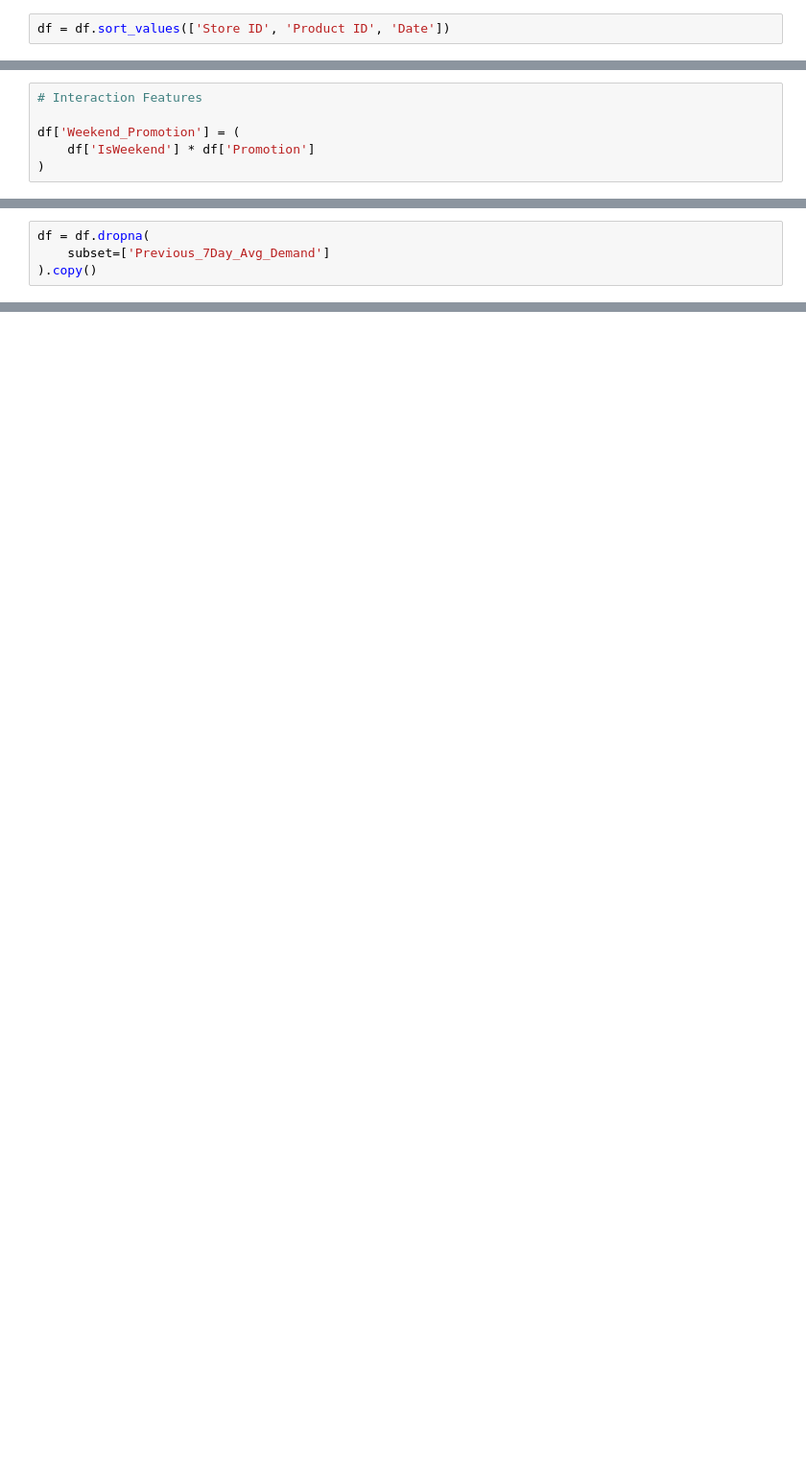
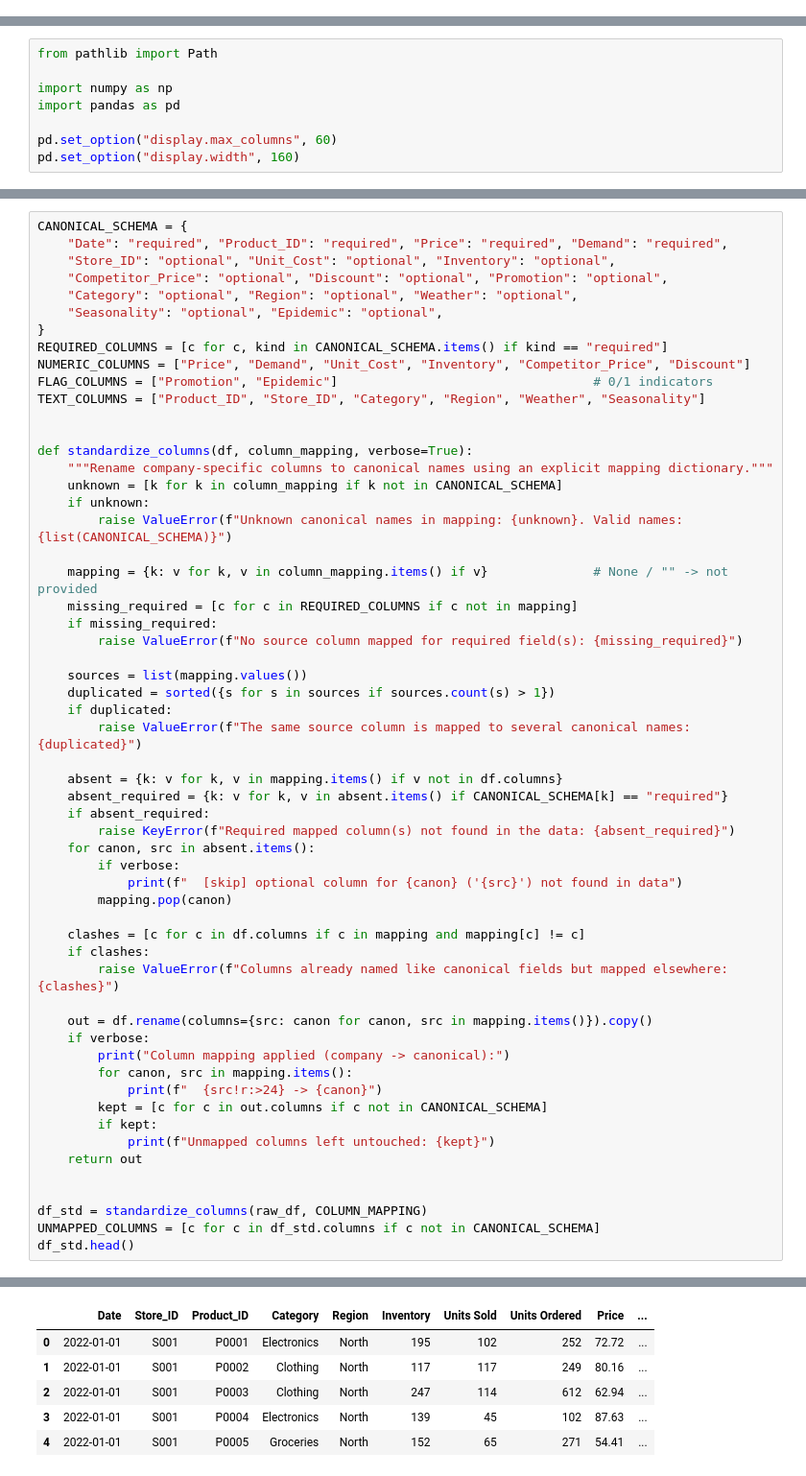
Before and after one commit to AliMotassem164/Dynamic-Pricing-Optimizer, a Jupyter notebook: Notebooks/Feature_Engineering.ipynb, the cells around one changed output, grey strips where cells are left out. Shown at 96% size. Cells and saved outputs as stored; diff of their text form; blank space fills up the shorter version.

```diff
--- a/Notebooks/Feature_Engineering.ipynb
+++ b/Notebooks/Feature_Engineering.ipynb
@@ -118,2 +0,0 @@ Name: Demand, dtype: float64
-# %%
-df = df.sort_values(['Store ID', 'Product ID', 'Date'])
@@ -310,6 +0,0 @@ df[
-# %%
-# Interaction Features
-
-df['Weekend_Promotion'] = (
-    df['IsWeekend'] * df['Promotion']
-)
@@ -391,4 +0,0 @@ dtype: int64
-# %%
-df = df.dropna(
-    subset=['Previous_7Day_Avg_Demand']
-).copy()
@@ -417,0 +38,8 @@ df.to_csv(
+# %%
+from pathlib import Path
+
+import numpy as np
+import pandas as pd
+
+pd.set_option("display.max_columns", 60)
+pd.set_option("display.width", 160)
@@ -417,0 +149,58 @@ df.to_csv(
+# %%
+CANONICAL_SCHEMA = {
+    "Date": "required", "Product_ID": "required", "Price": "required", "Demand": "required",
+    "Store_ID": "optional", "Unit_Cost": "optional", "Inventory": "optional",
+    "Competitor_Price": "optional", "Discount": "optional", "Promotion": "optional",
+    "Category": "optional", "Region": "optional", "Weather": "optional",
+    "Seasonality": "optional", "Epidemic": "optional",
+}
+REQUIRED_COLUMNS = [c for c, kind in CANONICAL_SCHEMA.items() if kind == "required"]
+NUMERIC_COLUMNS = ["Price", "Demand", "Unit_Cost", "Inventory", "Competitor_Price", "Discount"]
+FLAG_COLUMNS = ["Promotion", "Epidemic"]                                  # 0/1 indicators
+TEXT_COLUMNS = ["Product_ID", "Store_ID", "Category", "Region", "Weather", "Seasonality"]
+
+
+def standardize_columns(df, column_mapping, verbose=True):
+    """Rename company-specific columns to canonical names using an explicit mapping dictionary."""
+    unknown = [k for k in column_mapping if k not in CANONICAL_SCHEMA]
+    if unknown:
+        raise ValueError(f"Unknown canonical names in mapping: {unknown}. Valid names: {list(CANONICAL_SCHEMA)}")
+
+    mapping = {k: v for k, v in column_mapping.items() if v}              # None / "" -> not provided
+    missing_required = [c for c in REQUIRED_COLUMNS if c not in mapping]
+    if missing_required:
+        raise ValueError(f"No source column mapped for required field(s): {missing_required}")
+
+    sources = list(mapping.values())
+    duplicated = sorted({s for s in sources if sources.count(s) > 1})
+    if duplicated:
+        raise ValueError(f"The same source column is mapped to several canonical names: {duplicated}")
+
+    absent = {k: v for k, v in mapping.items() if v not in df.columns}
+    absent_required = {k: v for k, v in absent.items() if CANONICAL_SCHEMA[k] == "required"}
+    if absent_required:
+        raise KeyError(f"Required mapped column(s) not found in the data: {absent_required}")
+    for canon, src in absent.items():
+        if verbose:
+            print(f"  [skip] optional column for {canon} ('{src}') not found in data")
+        mapping.pop(canon)
+
+    clashes = [c for c in df.columns if c in mapping and mapping[c] != c]
+    if clashes:
+        raise ValueError(f"Columns already named like canonical fields but mapped elsewhere: {clashes}")
+
+    out = df.rename(columns={src: canon for canon, src in mapping.items()}).copy()
+    if verbose:
+        print("Column mapping applied (company -> canonical):")
+        for canon, src in mapping.items():
+            print(f"  {src!r:>24} -> {canon}")
+        kept = [c for c in out.columns if c not in CANONICAL_SCHEMA]
+        if kept:
+            print(f"Unmapped columns left untouched: {kept}")
+    return out
+
+
+df_std = standardize_columns(raw_df, COLUMN_MAPPING)
+UNMAPPED_COLUMNS = [c for c in df_std.columns if c not in CANONICAL_SCHEMA]
+df_std.head()
+# %% [output]
@@ -417,0 +223,6 @@ df.to_csv(
+|  | Date | Store_ID | Product_ID | Category | Region | Inventory | Units Sold | Units Ordered | Price | ... |
+| 0 | 2022-01-01 | S001 | P0001 | Electronics | North | 195 | 102 | 252 | 72.72 | ... |
+| 1 | 2022-01-01 | S001 | P0002 | Clothing | North | 117 | 117 | 249 | 80.16 | ... |
+| 2 | 2022-01-01 | S001 | P0003 | Clothing | North | 247 | 114 | 612 | 62.94 | ... |
+| 3 | 2022-01-01 | S001 | P0004 | Electronics | North | 139 | 45 | 102 | 87.63 | ... |
+| 4 | 2022-01-01 | S001 | P0005 | Groceries | North | 152 | 65 | 271 | 54.41 | ... |
```
Also changed, not shown: parts of 72 cells of this notebook, 19 other files.
